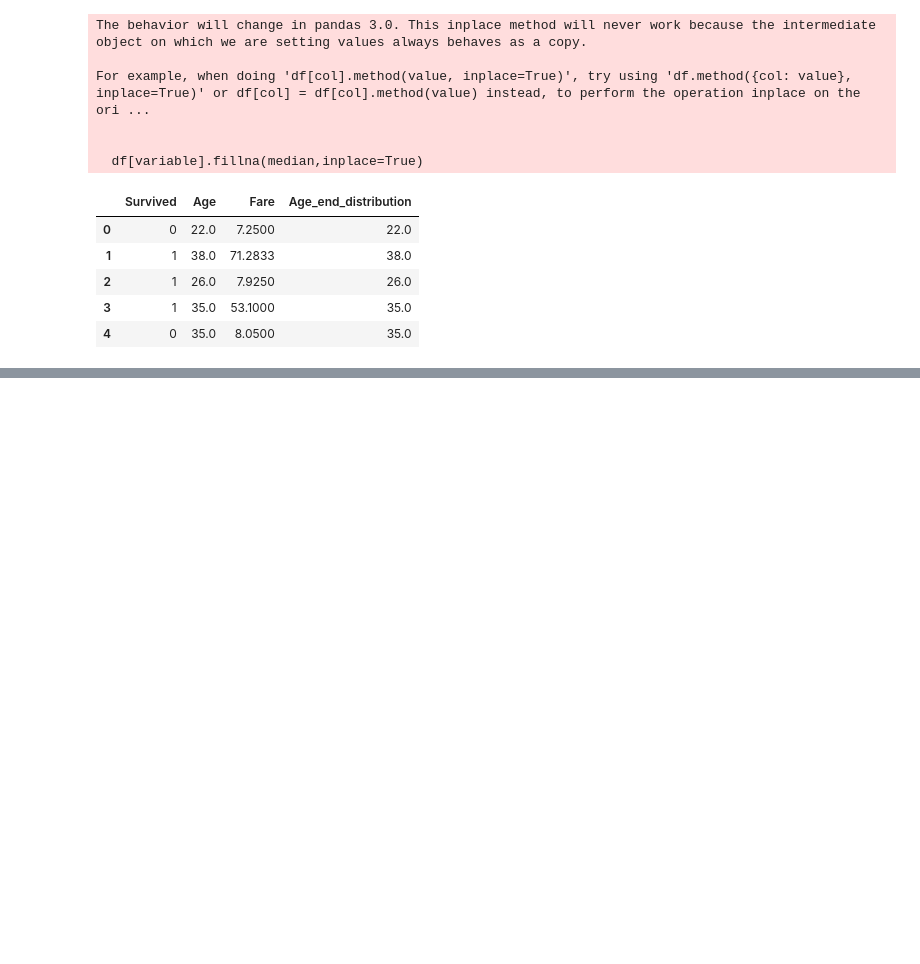
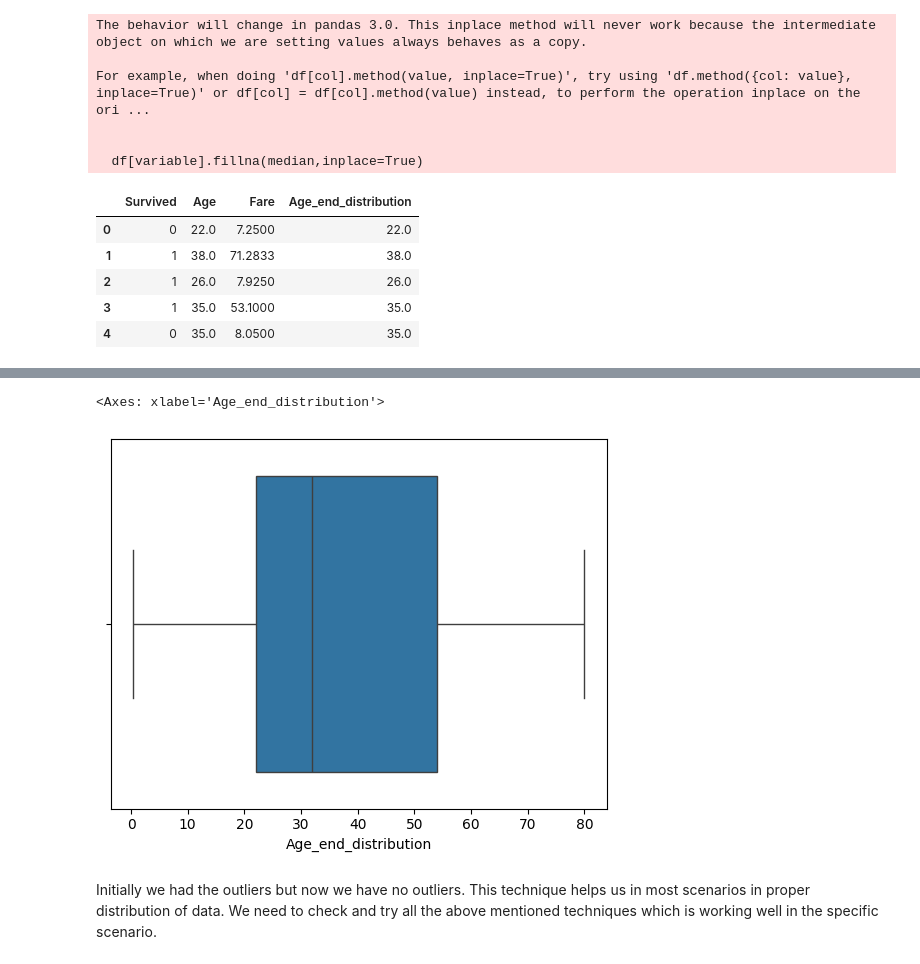
Before and after one commit to TalhaImran12/FeatureEngineering, a Jupyter notebook: MissingValues/HandlingMissingValues.ipynb, the cells around one changed output, grey strips where cells are left out. Saved outputs shown, nothing was run; the diff lists cells and outputs as text; code cells hidden in the pictures; blank space fills up the shorter version.

```diff
--- a/MissingValues/HandlingMissingValues.ipynb
+++ b/MissingValues/HandlingMissingValues.ipynb
@@ -407,0 +418,9 @@ df.head()
+# %%
+sns.boxplot(x='Age_end_distribution', data=df)
+# %% [output]
+<Axes: xlabel='Age_end_distribution'>
+[figure, added]
+# %% [markdown]
+ Initially we had the outliers but now we have no outliers. This technique helps us in most scenarios
+ in proper distribution of data.  We need to check and try all the above mentioned techniques which is
+   working well in the specific scenario.
```
Also changed, not shown: parts of 3 cells of this notebook.
